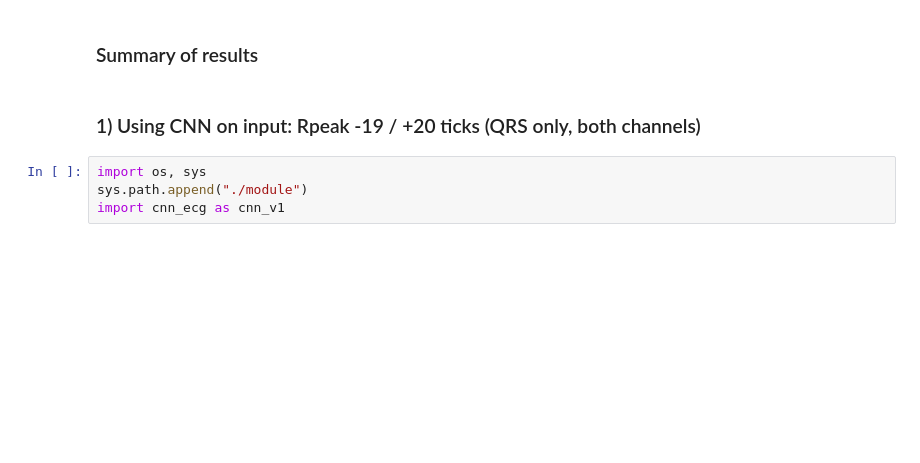
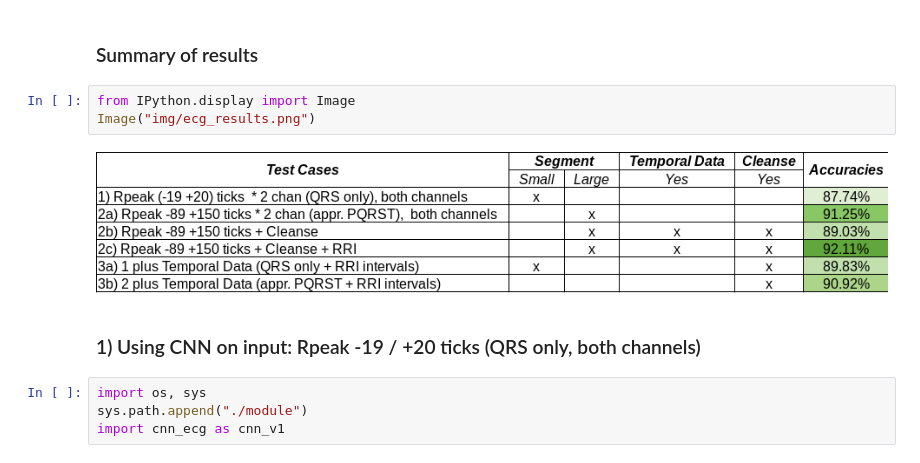
Before and after one commit to lhadhazy/neural_ffn_ecg_tensorflow, a Jupyter notebook: cnn.ipynb, the cells around one changed output. Drawn from its saved outputs; the diff is of its cells as text; blank space fills up the shorter version.

Commit message:
Final commit before HW submission that includes result accuracies

```diff
--- a/cnn.ipynb
+++ b/cnn.ipynb
@@ -22,5 +36,10 @@ Data Source:
 # %% [markdown]
 ### Summary of results
+# %%
+from IPython.display import Image
+Image("img/ecg_results.png")
+# %% [output]
+[figure, added]
 # %% [markdown]
 ### 1) Using CNN on input:  Rpeak -19 / +20  ticks  (QRS only, both channels)
 # %%
```
Also changed, not shown: parts of 12 cells of this notebook, 2 other files.
